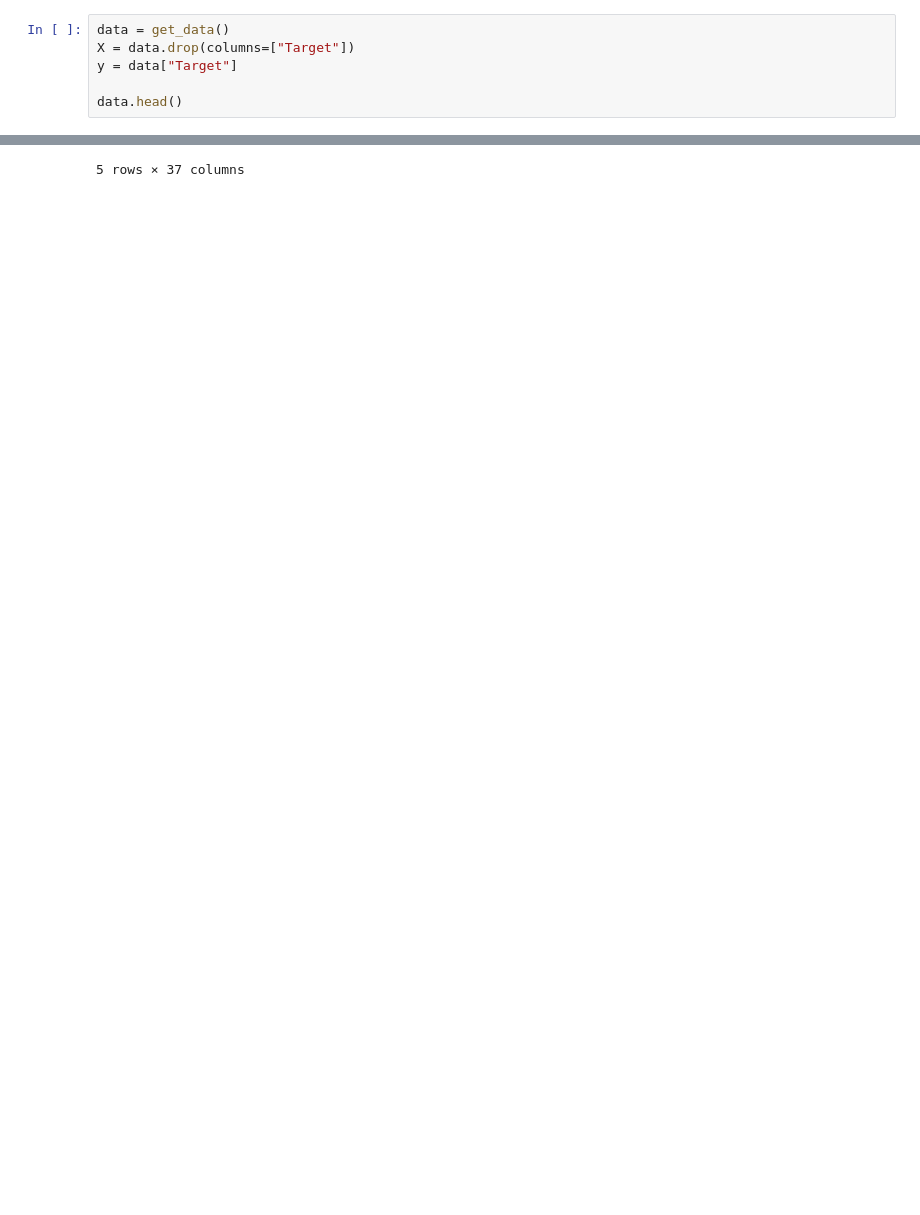
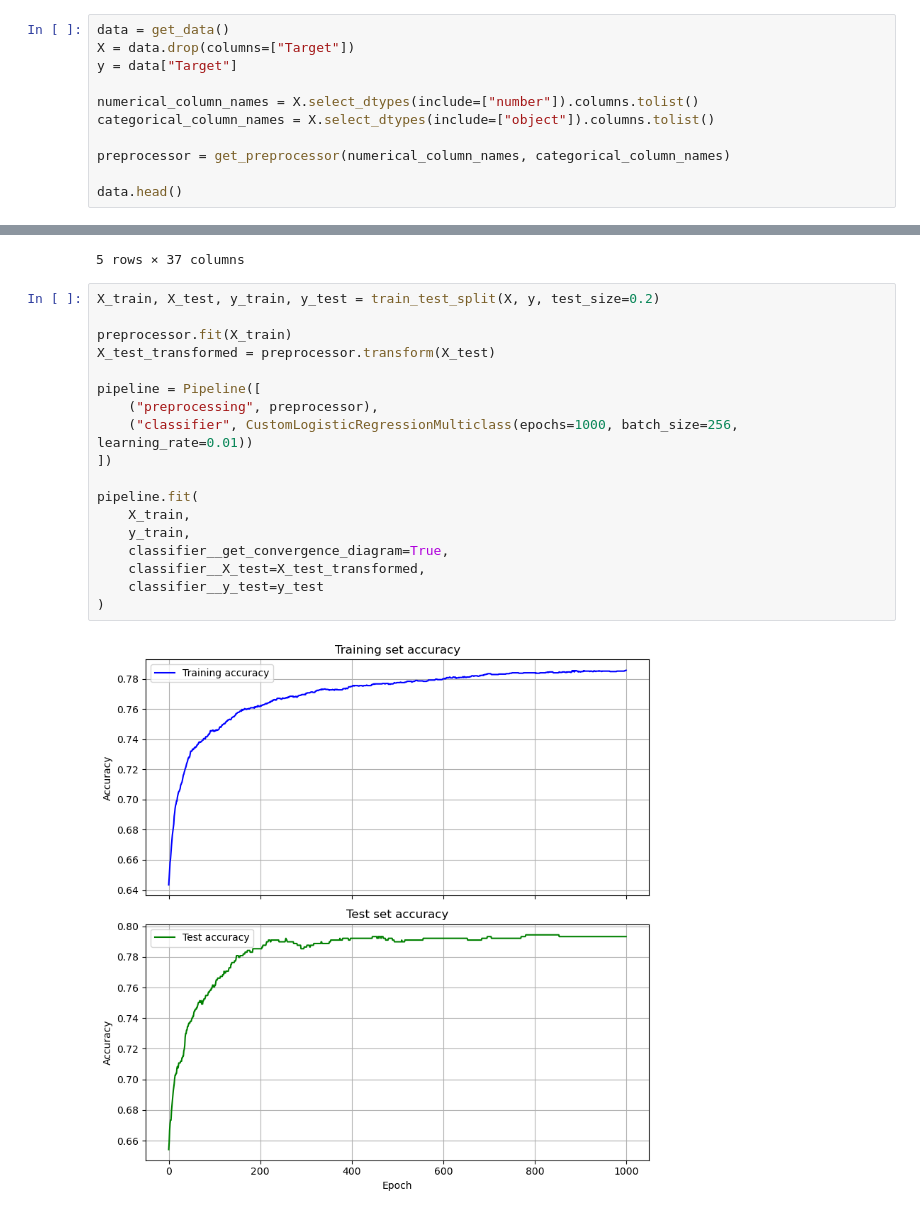
Before and after one commit to 24bartixx/MSID-3, a Jupyter notebook: notebooks/students/2_convergence_diagrams.ipynb, the cells around one changed output, grey strips where cells are left out. Drawn from its saved outputs; the diff is of its cells as text; blank space fills up the shorter version.

Commit message:
feat: accuracy charts in custom implementation of logistic regression

```diff
--- a/notebooks/students/2_convergence_diagrams.ipynb
+++ b/notebooks/students/2_convergence_diagrams.ipynb
@@ -13,6 +17,11 @@ data = get_data()
 X = data.drop(columns=["Target"])
 y = data["Target"]
 
+numerical_column_names = X.select_dtypes(include=["number"]).columns.tolist()
+categorical_column_names = X.select_dtypes(include=["object"]).columns.tolist()
+
+preprocessor = get_preprocessor(numerical_column_names, categorical_column_names)
+
 data.head()
 # %% [output]
 |  | Marital status | Application mode | Application order | Course | Daytime/evening attendance | ... |
@@ -22,3 +31,23 @@ data.head()
 | 3 | single | 2nd phase - general contingent | 3rd choice | Journalism and Communication | Daytime | ... |
 | 4 | married | Over 23 years old | 2nd choice | Social Service (evening attendance) | Evening | ... |
 5 rows × 37 columns
+# %%
+X_train, X_test, y_train, y_test = train_test_split(X, y, test_size=0.2)
+
+preprocessor.fit(X_train)
+X_test_transformed = preprocessor.transform(X_test)
+
+pipeline = Pipeline([
+    ("preprocessing", preprocessor),
+    ("classifier", CustomLogisticRegressionMulticlass(epochs=1000, batch_size=256, learning_rate=0.01))
+])
+
+pipeline.fit(
+    X_train,
+    y_train,
+    classifier__get_convergence_diagram=True,
+    classifier__X_test=X_test_transformed,
+    classifier__y_test=y_test
+)
+# %% [output]
+[figure, added]
```
Also changed, not shown: parts of 2 cells of this notebook, 2 other files.
